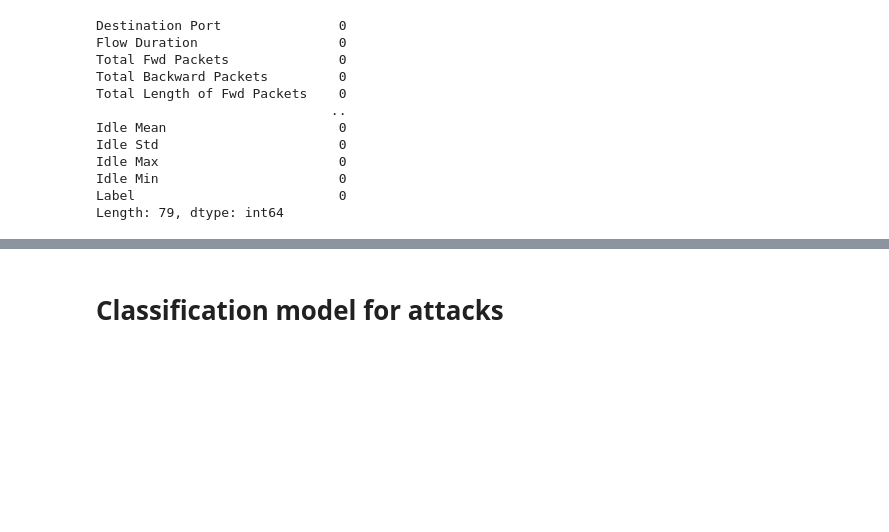
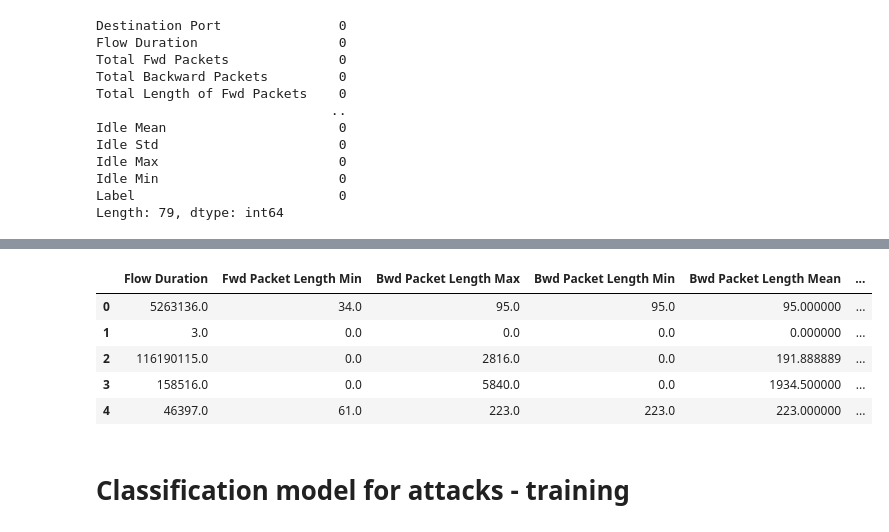
Before and after one commit to theMarlonski/cybersecurity-intrusion-classifier, a Jupyter notebook: notebooks/intrusion-detection-classifier.ipynb, the cells around one changed output, grey strips where cells are left out. Drawn from its saved outputs; the diff is of its cells as text; code cells hidden in the pictures; blank space fills up the shorter version.

Commit message:
Refined code for intrusion detection model

```diff
--- a/notebooks/intrusion-detection-classifier.ipynb
+++ b/notebooks/intrusion-detection-classifier.ipynb
@@ -163,4 +253,20 @@ Name: Label, dtype: int64
+# %%
+# use only the columns which correlate with the label is greater than 0.1 or smaller than -0.1
+# columns to keep
+columns = corr_matrix[(corr_matrix['Label'] > 0.1) | (corr_matrix['Label'] < -0.1)].index
+
+# drop all other columns
+df = df[columns]
+# %%
+df.head()
+# %% [output]
+|  | Flow Duration | Fwd Packet Length Min | Bwd Packet Length Max | Bwd Packet Length Min | Bwd Packet Length Mean | ... |
+| 0 | 5263136.0 | 34.0 | 95.0 | 95.0 | 95.000000 | ... |
+| 1 | 3.0 | 0.0 | 0.0 | 0.0 | 0.000000 | ... |
+| 2 | 116190115.0 | 0.0 | 2816.0 | 0.0 | 191.888889 | ... |
+| 3 | 158516.0 | 0.0 | 5840.0 | 0.0 | 1934.500000 | ... |
+| 4 | 46397.0 | 61.0 | 223.0 | 223.0 | 223.000000 | ... |
 # %% [markdown]
-# Classification model for attacks
+# Classification model for attacks - training
 # %%
 # develop a simple classifier to detect the different types of attacks
```
Also changed, not shown: parts of 18 cells of this notebook.
